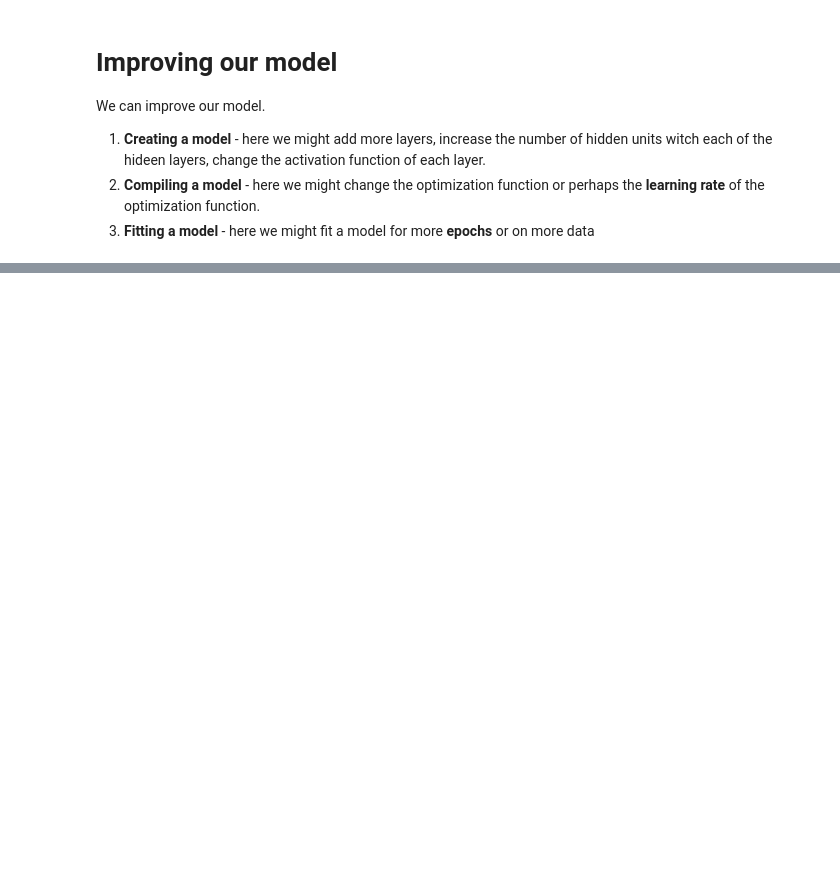
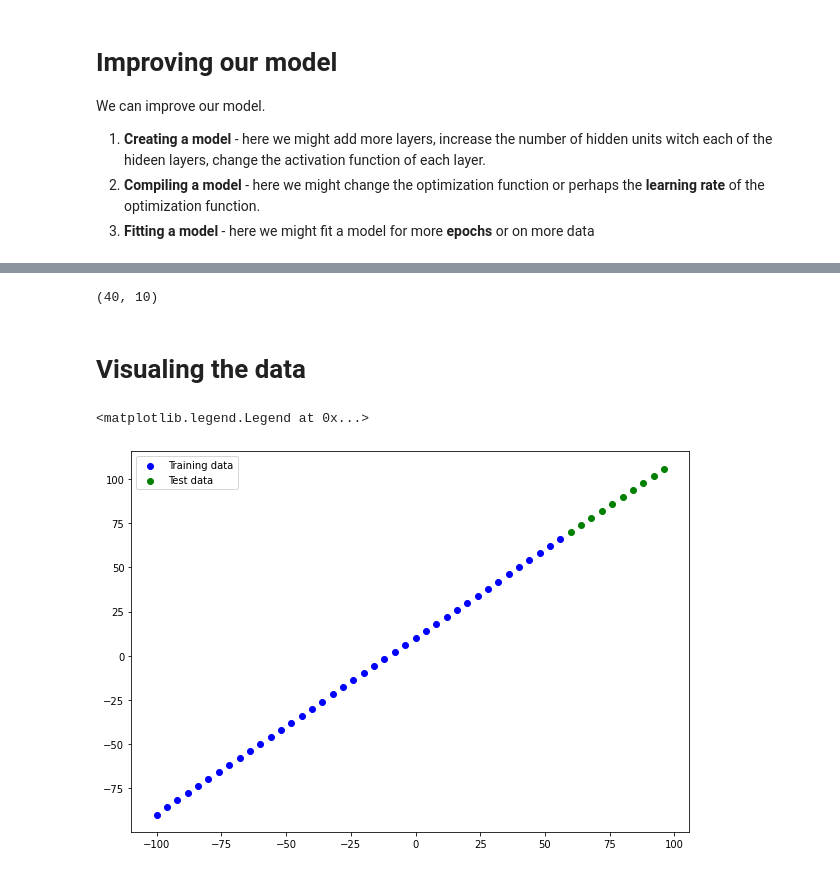
Before and after one commit to marcinszulczyk/deeplearning_prediction_learning, a Jupyter notebook: prediction_1.ipynb, the cells around one changed output, grey strips where cells are left out. Drawn from its saved outputs; the diff is of its cells as text; code cells hidden in the pictures; blank space fills up the shorter version.

```diff
--- a/prediction_1.ipynb
+++ b/prediction_1.ipynb
@@ -154,0 +232,20 @@ array([[30.158512]], dtype=float32)
+# %%
+X_train = X[:int(len(X)*0.8)]
+y_train = y[:int(len(y)*0.8)]
+
+X_test = X[int(len(X)*0.8):]
+y_test = y[int(len(y)*0.8):]
+
+len(X_train), len (X_test)
+# %% [output]
+(40, 10)
+# %% [markdown]
+# Visualing the data
+# %%
+plt.figure(figsize=(10,7))
+plt.scatter(X_train, y_train, c='b', label="Training data")
+plt.scatter(X_test, y_test, c='g', label="Test data")
+plt.legend()
+# %% [output]
+<matplotlib.legend.Legend at 0x...>
+[figure, added]
```
Also changed, not shown: parts of 16 cells of this notebook.
